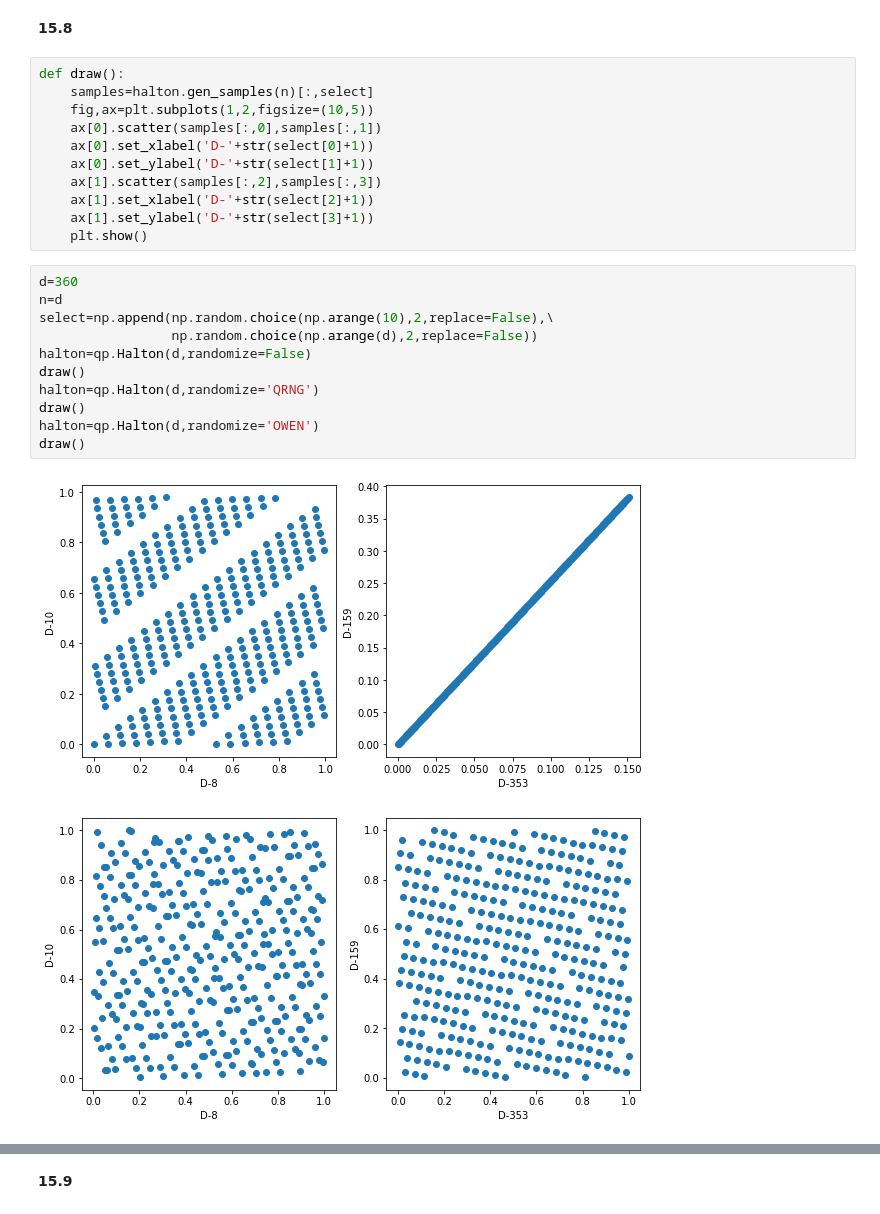
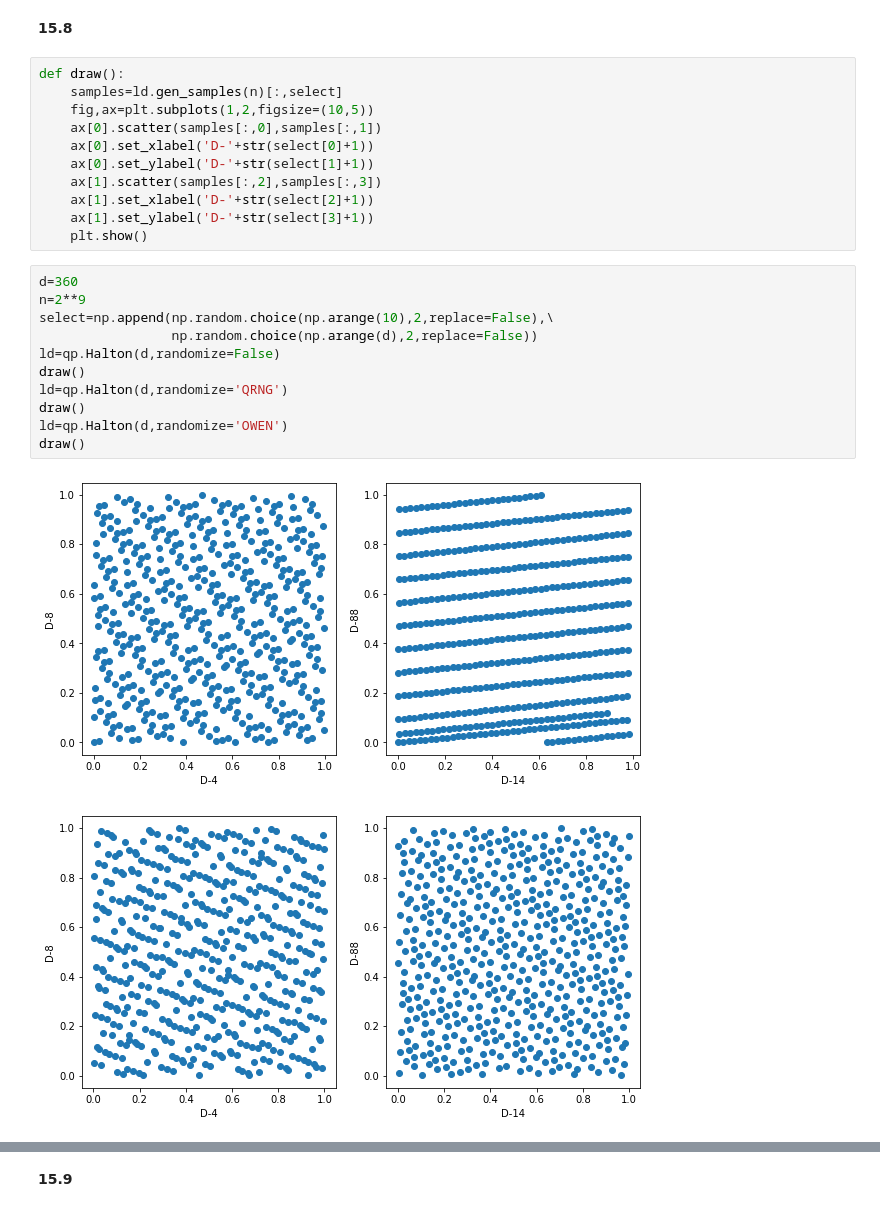
Before and after one commit to IanFla/Monte-Carlo, a Jupyter notebook: Ch15.ipynb, the cells around one changed output, grey strips where cells are left out. Saved outputs shown, nothing was run; the diff lists cells and outputs as text.

```diff
--- a/Ch15.ipynb
+++ b/Ch15.ipynb
@@ -17,7 +17,7 @@ warnings.filterwarnings("ignore")
 **15.8**
 # %%
 def draw():
-    samples=halton.gen_samples(n)[:,select]
+    samples=ld.gen_samples(n)[:,select]
     fig,ax=plt.subplots(1,2,figsize=(10,5))
     ax[0].scatter(samples[:,0],samples[:,1])
     ax[0].set_xlabel('D-'+str(select[0]+1))
@@ -28,15 +28,15 @@ def draw():
     plt.show()
 # %%
 d=360
-n=d
+n=2**9
 select=np.append(np.random.choice(np.arange(10),2,replace=False),\
                  np.random.choice(np.arange(d),2,replace=False))
-halton=qp.Halton(d,randomize=False)
+ld=qp.Halton(d,randomize=False)
 draw()
-halton=qp.Halton(d,randomize='QRNG')
+ld=qp.Halton(d,randomize='QRNG')
 draw()
-halton=qp.Halton(d,randomize='OWEN')
+ld=qp.Halton(d,randomize='OWEN')
 draw()
 # %% [output]
-[figure, old version]
+[figure, new version]
-[figure, old version]
+[figure, new version]
```
Also changed, not shown: parts of 4 cells of this notebook.
